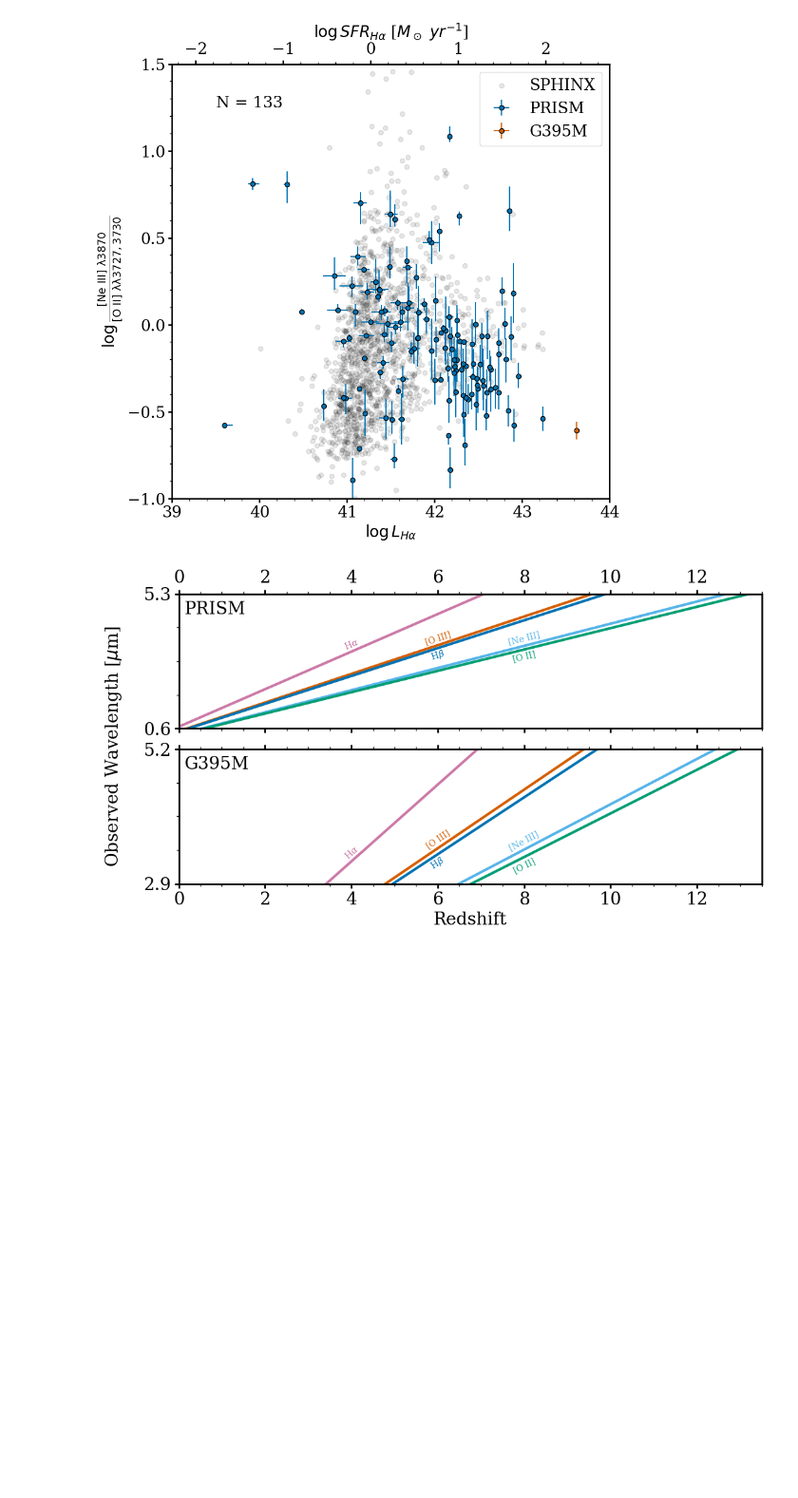
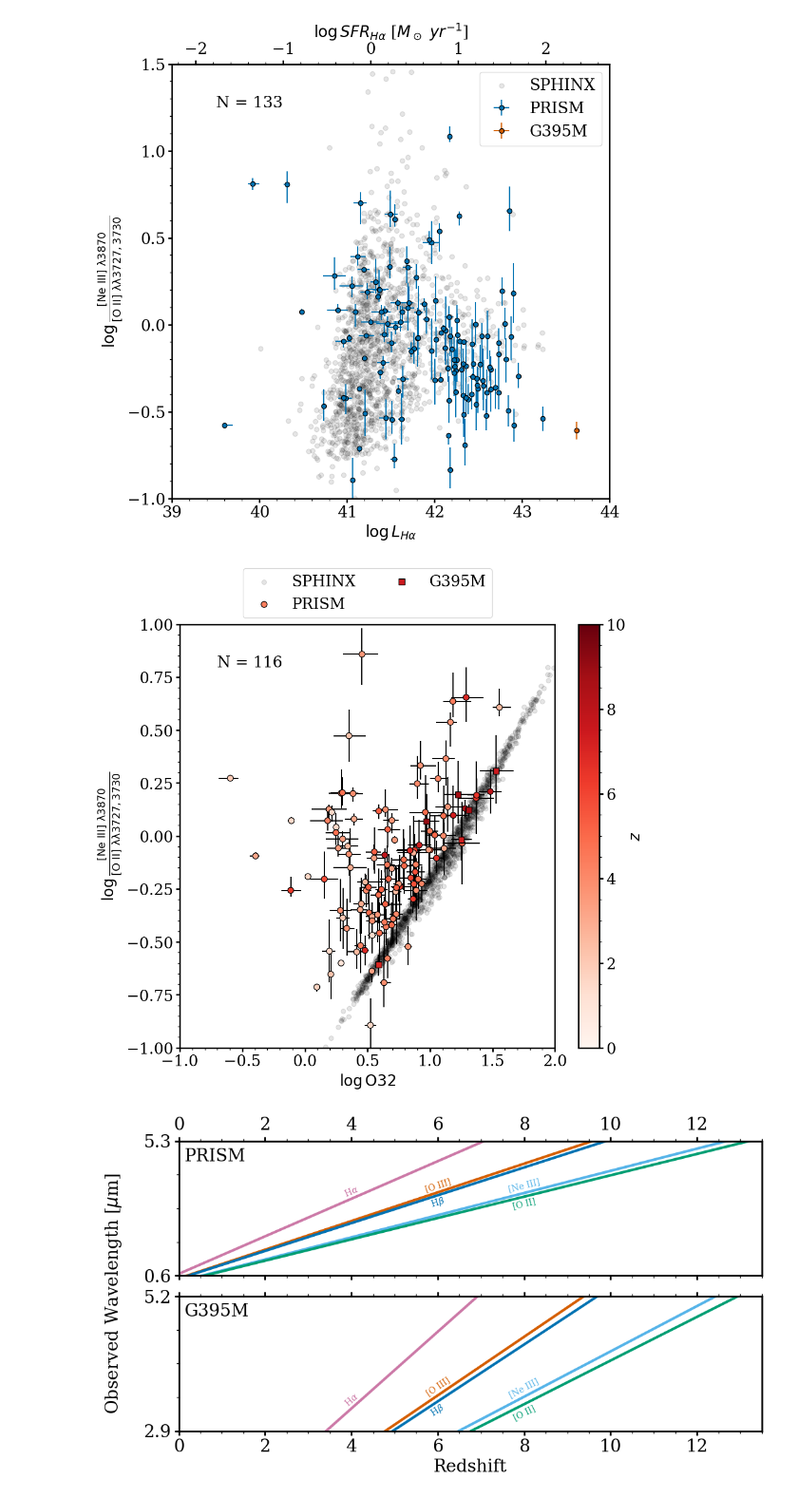
Before and after one commit to njcleri/RUBIES_ionization_conditions, a Jupyter notebook: ionization_conditions_zach.ipynb, the cells around one changed output. Shown at 95% size. Drawn from its saved outputs; the diff is of its cells as text; code cells hidden in the pictures; blank space fills up the shorter version.

```diff
--- a/ionization_conditions_zach.ipynb
+++ b/ionization_conditions_zach.ipynb
@@ -66,6 +66,10 @@ Ne3O2Hadf_prism = data_management.signal_to_noise_Ne3O2Ha_prism(line_fluxes_pris
 Ne3O2Hadf_g395m = data_management.signal_to_noise_Ne3O2Ha_g395m(line_fluxes_g395m, LINE_SIGNAL_TO_NOISE)
 Ne3O2Hadf_both = pd.merge(Ne3O2Hadf_prism, Ne3O2Hadf_g395m, on='id', how='inner')
 
+Ne3O32df_prism = data_management.signal_to_noise_Ne3O32_prism(line_fluxes_prism, LINE_SIGNAL_TO_NOISE)
+Ne3O32df_g395m = data_management.signal_to_noise_Ne3O32_g395m(line_fluxes_g395m, LINE_SIGNAL_TO_NOISE)
+Ne3O32df_both = pd.merge(Ne3O32df_prism, Ne3O32df_g395m, on='id', how='inner')
+
 Hadf_prism = line_fluxes_prism[data_management.signal_to_noise_Ha_prism(line_fluxes_prism, LINE_SIGNAL_TO_NOISE)]
 Hadf_g395m = line_fluxes_g395m[data_management.signal_to_noise_Ha_g395m(line_fluxes_g395m, LINE_SIGNAL_TO_NOISE)]
 Hadf_both = pd.merge(Hadf_prism, Hadf_g395m, on='id', how='inner')
@@ -375,6 +379,33 @@ plt.savefig(FIGURES.joinpath('NeIIIOII_ha.pdf'))
 plt.show()
 # %% [output]
 [figure]
+# %%
+plt.figure(figsize=(11,10))
+plt.scatter(sphinxdf.log_O32, sphinxdf.log_NeIII_OII, c='k', alpha=0.1, label='SPHINX')
+
+plt.errorbar(x=np.log10(Ne3O32df_prism.O32), y=np.log10(Ne3O32df_prism.NeIII_OII),
+             xerr=[sf.propagate_uncertainty_log10(Ne3O32df_prism.O32,Ne3O32df_prism.O32_ERR_16), sf.propagate_uncertainty_log10(Ne3O32df_prism.O32,Ne3O32df_prism.O32_ERR_84)],
+             yerr=[sf.propagate_uncertainty_log10(Ne3O32df_prism.NeIII_OII,Ne3O32df_prism.NeIII_OII_ERR_16), sf.propagate_uncertainty_log10(Ne3O32df_prism.NeIII_OII,Ne3O32df_prism.NeIII_OII_ERR_84)],
+             ls='None', c='k', zorder=-1)
+plt.scatter(x=np.log10(Ne3O32df_prism.O32), y=np.log10(Ne3O32df_prism.NeIII_OII),
+             marker='o', ec='k', c=Ne3O32df_prism.z_prism, cmap='Reds', vmin=0, vmax=10, s=60, label='PRISM')
+plt.errorbar(x=np.log10(Ne3O32df_g395m.O32), y=np.log10(Ne3O32df_g395m.NeIII_OII),
+             xerr=[sf.propagate_uncertainty_log10(Ne3O32df_g395m.O32,Ne3O32df_g395m.O32_ERR_16), sf.propagate_uncertainty_log10(Ne3O32df_g395m.O32,Ne3O32df_g395m.O32_ERR_84)],
+             yerr=[sf.propagate_uncertainty_log10(Ne3O32df_g395m.NeIII_OII,Ne3O32df_g395m.NeIII_OII_ERR_16), sf.propagate_uncertainty_log10(Ne3O32df_g395m.NeIII_OII,Ne3O32df_g395m.NeIII_OII_ERR_84)],
+             ls='None', c='k', zorder=-1)
+plt.scatter(x=np.log10(Ne3O32df_g395m.O32), y=np.log10(Ne3O32df_g395m.NeIII_OII),
+             marker='s', ec='k', c=Ne3O32df_g395m.z_g395m, cmap='Reds', vmin=0, vmax=10, s=60, label='G395M')
+
+plt.colorbar(label='$z$')
+plt.annotate(f'N = {len(Ne3O32df_prism)+len(Ne3O32df_g395m)}', xy=(0.1, 0.9), xycoords='axes fraction')
+plt.xlabel(r'$\log\rm{O32}$')
+plt.ylabel(r'$\log\frac{\rm{[Ne~III]}~\lambda3870}{\rm{[O~II]}~\lambda\lambda3727,3730}$')
+plt.axis([-1,2,-1,1])
+plt.legend(loc='upper center', bbox_to_anchor=(0.5, 1.15), ncols=2)
+plt.savefig(FIGURES.joinpath('NeIIIOII_O32.pdf'))
+plt.show()
+# %% [output]
+[figure, added]
 # %%
 ha = 6563
 oiii = 5008
```
Also changed, not shown: 2 other files.
